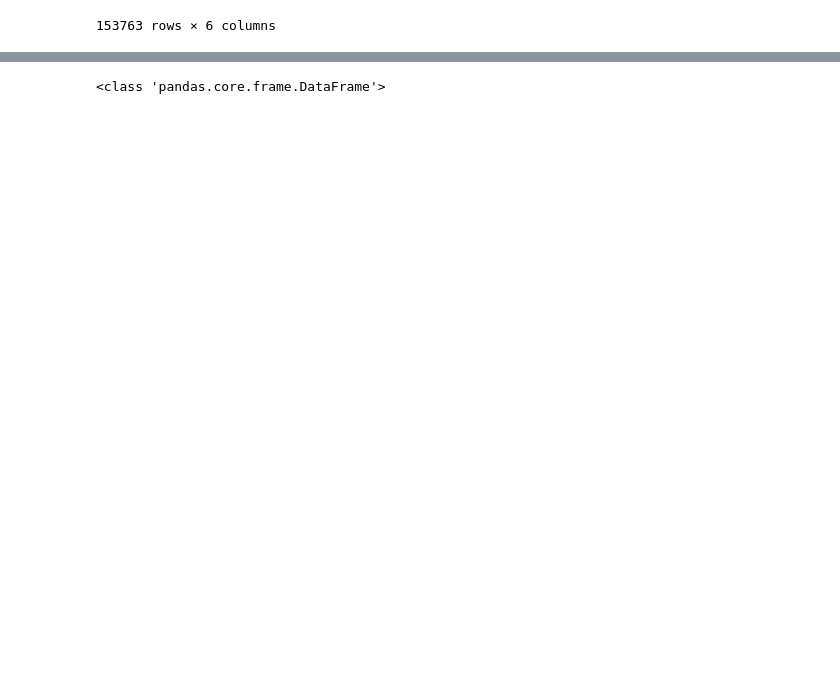
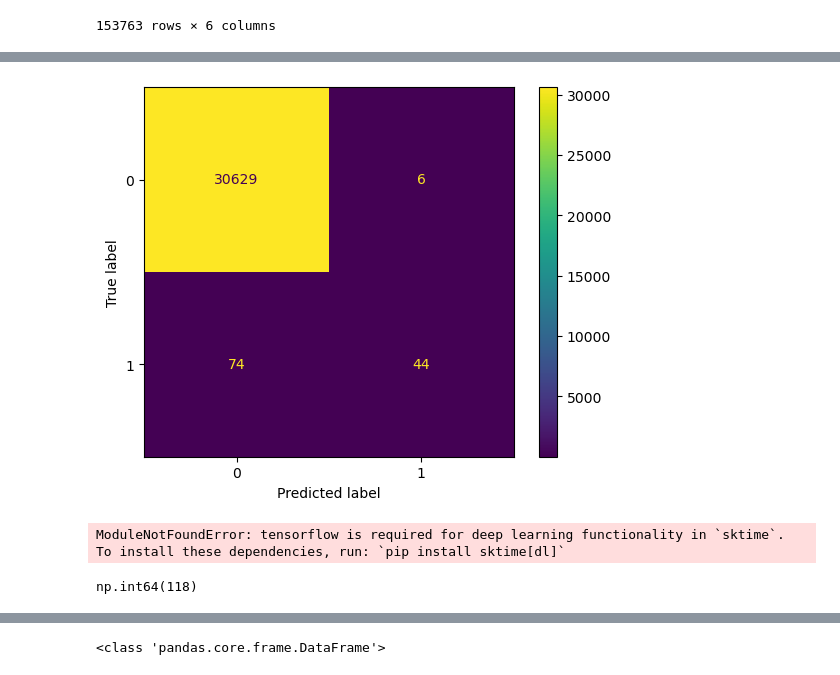
Before and after one commit to ankurnath/RecFishing, a Jupyter notebook: data_exploration.ipynb, the cells around one changed output, grey strips where cells are left out. Drawn from its saved outputs; the diff is of its cells as text; code cells hidden in the pictures; blank space fills up the shorter version.

```diff
--- a/data_exploration.ipynb
+++ b/data_exploration.ipynb
@@ -283,0 +232,21 @@ resampled_df
+# %%
+from sktime.transformations.panel.rocket import MiniRocket
+
+# For example, 80% train, 20% test
+X_train, X_test, y_train, y_test = train_test_split(
+    X, y, test_size=0.2, random_state=500, stratify=y  # stratify if classification
+)
+
+print(X_train.shape, X_test.shape)
+print(y_train.shape, y_test.shape)
+
+rocket = MiniRocket(num_kernels=1000, random_state=100, n_jobs=-1)
+X_train_tf = rocket.fit_transform(X_train)
+X_test_tf = rocket.transform(X_test)
+
+
+from sklearn.ensemble import RandomForestClassifier
+clf = RandomForestClassifier(random_state=42, class_weight='balanced')
+clf.fit(X_train_tf, y_train)
+y_pred = clf.predict(X_test_tf)
+print(classification_report(y_test, y_pred))
@@ -283,0 +264,3 @@ resampled_df
+# %%
+y_pred = clf.predict(X_train_tf)
+print(classification_report(y_train, y_pred))
@@ -283,0 +276,11 @@ resampled_df
+# %%
+from sklearn.metrics import classification_report, confusion_matrix
+from sklearn.metrics import ConfusionMatrixDisplay
+import matplotlib.pyplot as plt
+
+cm = confusion_matrix(y_test, y_pred)
+disp = ConfusionMatrixDisplay(confusion_matrix=cm)
+disp.plot()
+plt.show()
+# %% [output]
+[figure, added]
@@ -284,7 +295,10 @@ resampled_df
 # %%
-from sktime.classification.deep_learning.cnn import CNNClassifier
-from sktime.datasets import load_unit_test
-X_train, y_train = load_unit_test(split="train")
-X_test, y_test = load_unit_test(split="test")
-# cnn = CNNClassifier(n_epochs=20,batch_size=4)
+# from sktime.classification.deep_learning.cnn import CNNClassifier
+# cnn = CNNClassifier(n_epochs=20,batch_size=1024,loss='binary_crossentropy')
 # cnn.fit(X_train, y_train)
+# %% [output]
+ModuleNotFoundError: tensorflow is required for deep learning functionality in `sktime`. To install these dependencies, run: `pip install sktime[dl]`
+# %%
+sum(y_test)
+# %% [output]
+np.int64(118)
```
Also changed, not shown: parts of 32 cells of this notebook.
